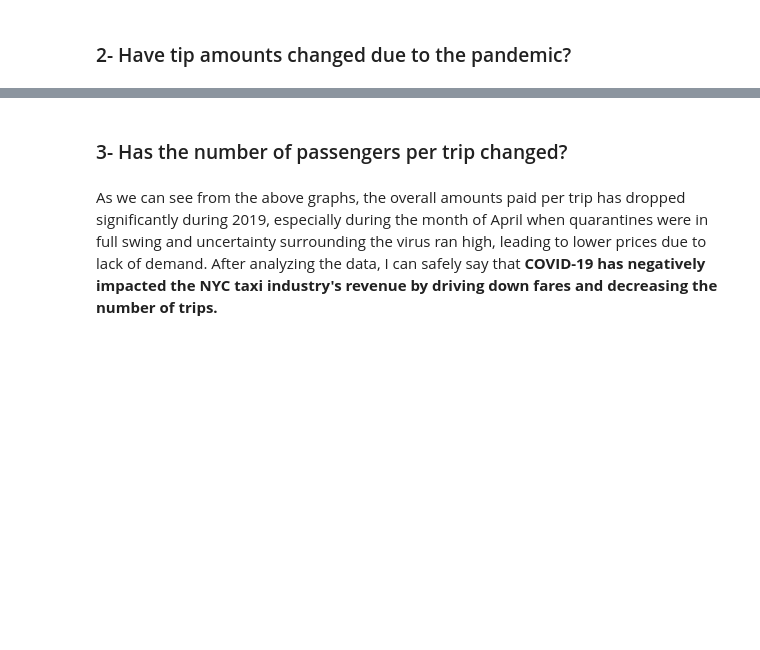
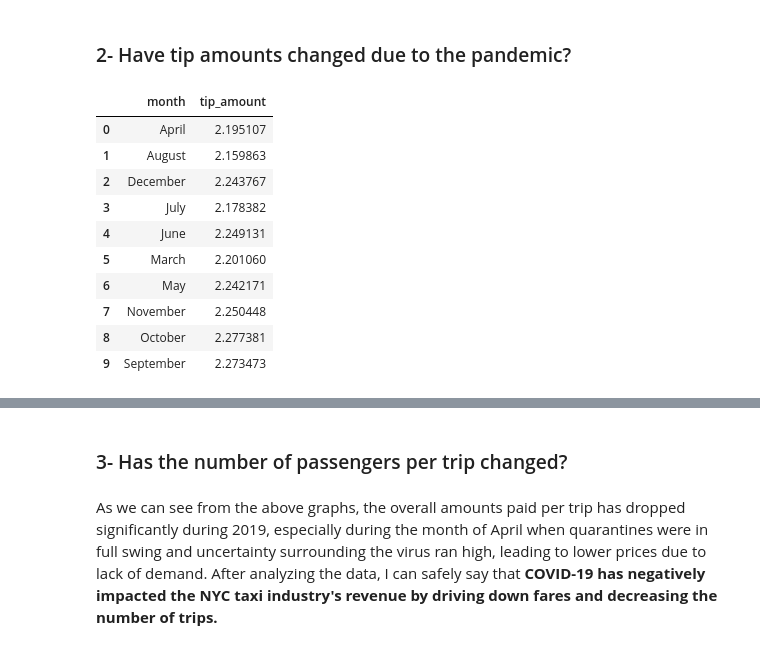
Before and after one commit to samtuleen/nyc-taxis-vs-covid, a Jupyter notebook: notebook1.ipynb, the cells around one changed output, grey strips where cells are left out. Saved outputs shown, nothing was run; the diff lists cells and outputs as text; code cells hidden in the pictures; blank space fills up the shorter version.

```diff
--- a/notebook1.ipynb
+++ b/notebook1.ipynb
@@ -130,0 +136,20 @@ fig.show()
+# %%
+tips_19 = tips_19.drop(tips_19[(tips_19['month'] == 'January') | (tips_19['month'] == 'February')].index)
+tips_20 = tips_20.drop(tips_20[(tips_20['month'] == 'January') | (tips_20['month'] == 'February')].index)
+# %%
+avg_tips19 = tips_19.groupby('month')['tip_amount'].mean()
+avg_tips19 = pd.DataFrame(avg_tips19)
+avg_tips19.reset_index(inplace=True)
+avg_tips19.head(10)
+# %% [output]
+|  | month | tip_amount |
+| 0 | April | 2.195107 |
+| 1 | August | 2.159863 |
+| 2 | December | 2.243767 |
+| 3 | July | 2.178382 |
+| 4 | June | 2.249131 |
+| 5 | March | 2.201060 |
+| 6 | May | 2.242171 |
+| 7 | November | 2.250448 |
+| 8 | October | 2.277381 |
+| 9 | September | 2.273473 |
```
Also changed, not shown: parts of 7 cells of this notebook.
